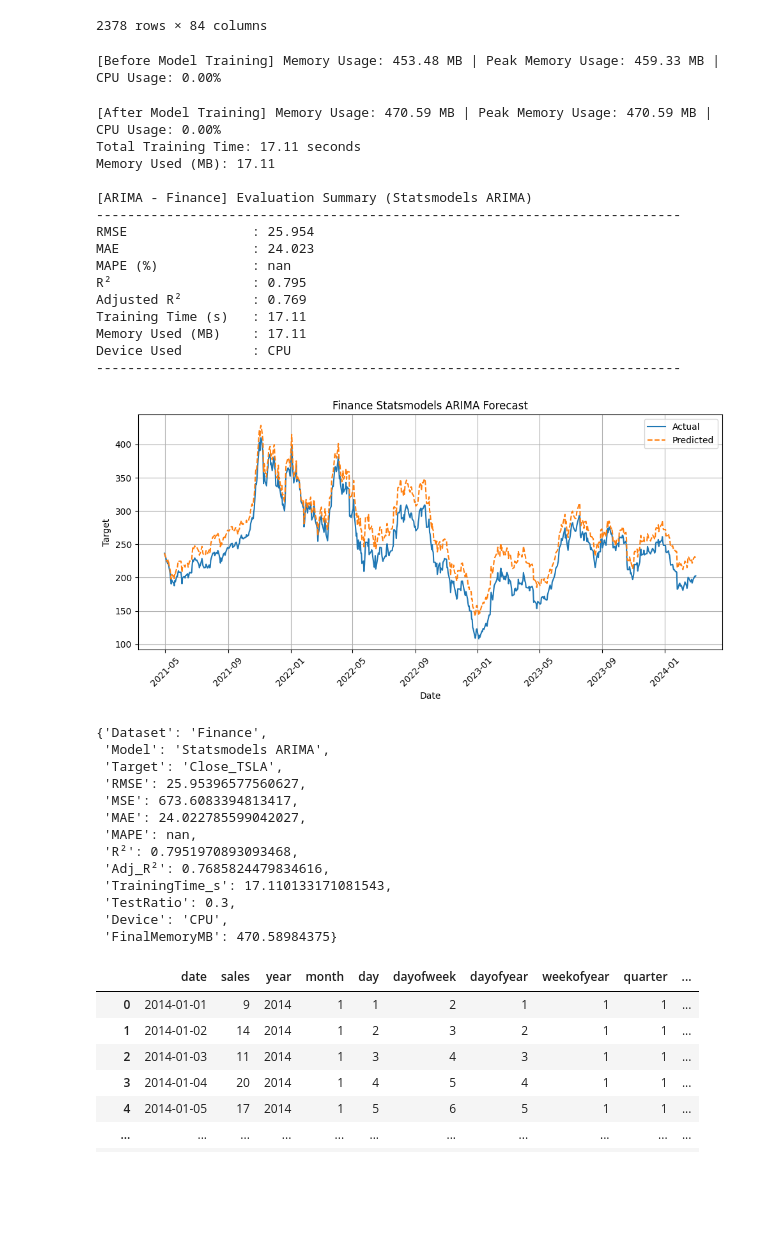
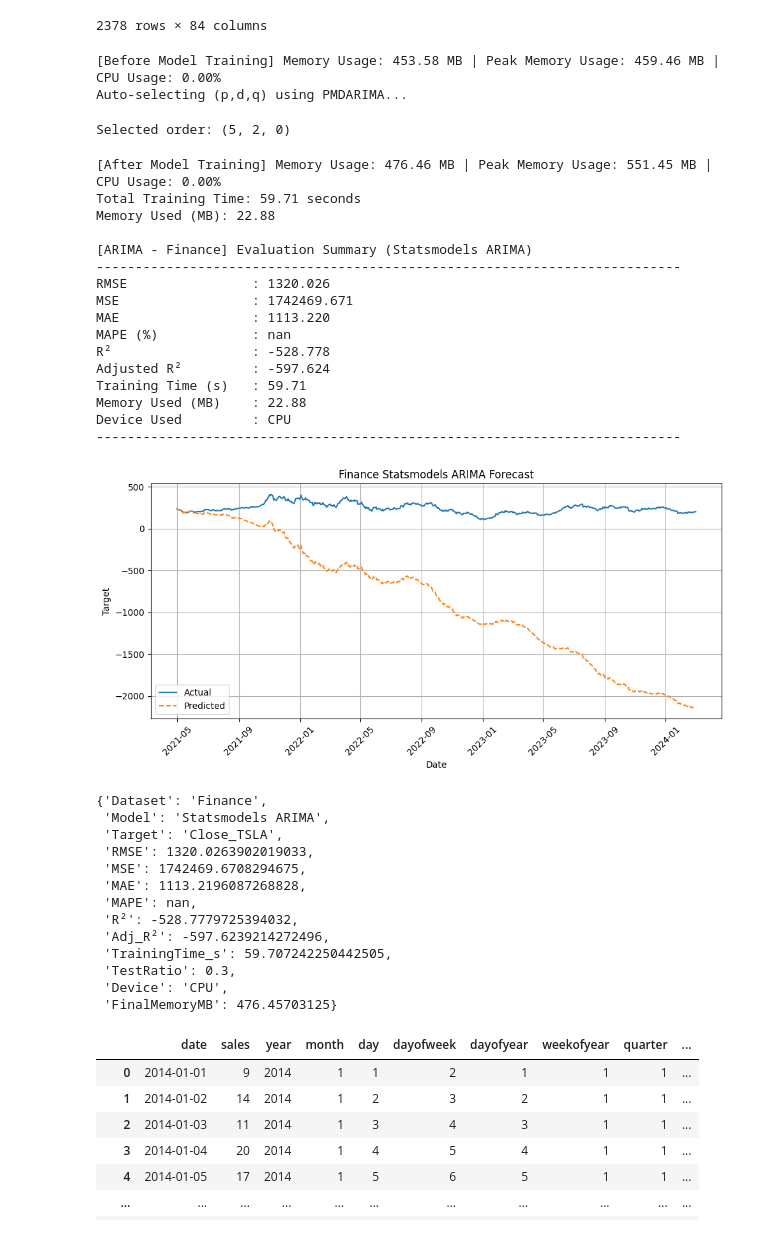
Before and after one commit to Cherry-808/DSS5104-ForecastDL, a Jupyter notebook: notebooks/ARIMA.ipynb, the cells around one changed output. Saved outputs shown, nothing was run; the diff lists cells and outputs as text; code cells hidden in the pictures; blank space fills up the shorter version.

```diff
--- a/notebooks/ARIMA.ipynb
+++ b/notebooks/ARIMA.ipynb
@@ -67,55 +67,58 @@ finance_data
 # %%
 # Run ARIMA Model on Finance Data
 
 # Define parameters for ARIMA model
 finance_data.name = "Finance"
 target = "Close_TSLA"  # Target variable to predict
 date_col = "Date"  # Column name for the date
 test_ratio = 0.3  # Proportion of data to use for testing
 engine = "statsmodels" # Engine to use for ARIMA model # or "pmdarima"
-order=(5, 1, 0)  # ARIMA order (p, d, q)
+order=None  # ARIMA order (p, d, q)
 
 finance_arima_results = run_arima_on_dataset(
     finance_data,
     target,
     date_col,
     test_ratio,
     engine,
     order
 )
 
 finance_arima_results
 # %% [output]
-[Before Model Training] Memory Usage: 453.48 MB | Peak Memory Usage: 459.33 MB | CPU Usage: 0.00%
+[Before Model Training] Memory Usage: 453.58 MB | Peak Memory Usage: 459.46 MB | CPU Usage: 0.00%
+Auto-selecting (p,d,q) using PMDARIMA...
-[After Model Training] Memory Usage: 470.59 MB | Peak Memory Usage: 470.59 MB | CPU Usage: 0.00%
-Total Training Time: 17.11 seconds
-Memory Used (MB): 17.11
-
-[ARIMA - Finance] Evaluation Summary (Statsmodels ARIMA)
----------------------------------------------------------------------------
-RMSE                : 25.954
-MAE                 : 24.023
-MAPE (%)            : nan
-R²                  : 0.795
-Adjusted R²         : 0.769
-Training Time (s)   : 17.11
-Memory Used (MB)    : 17.11
-Device Used         : CPU
----------------------------------------------------------------------------
+Selected order: (5, 2, 0)
+[After Model Training] Memory Usage: 476.46 MB | Peak Memory Usage: 551.45 MB | CPU Usage: 0.00%
+Total Training Time: 59.71 seconds
+Memory Used (MB): 22.88
+
+[ARIMA - Finance] Evaluation Summary (Statsmodels ARIMA)
+---------------------------------------------------------------------------
+RMSE                : 1320.026
+MSE                 : 1742469.671
+MAE                 : 1113.220
+MAPE (%)            : nan
+R²                  : -528.778
+Adjusted R²         : -597.624
+Training Time (s)   : 59.71
+Memory Used (MB)    : 22.88
+Device Used         : CPU
+---------------------------------------------------------------------------
-[figure, old version]
+[figure, new version]
-{'Dataset': 'Finance',
- 'Model': 'Statsmodels ARIMA',
- 'Target': 'Close_TSLA',
- 'RMSE': 25.95396577560627,
- 'MSE': 673.6083394813417,
- 'MAE': 24.022785599042027,
- 'MAPE': nan,
- 'R²': 0.7951970893093468,
- 'Adj_R²': 0.7685824479834616,
- 'TrainingTime_s': 17.110133171081543,
- 'TestRatio': 0.3,
- 'Device': 'CPU',
- 'FinalMemoryMB': 470.58984375}
+{'Dataset': 'Finance',
+ 'Model': 'Statsmodels ARIMA',
+ 'Target': 'Close_TSLA',
+ 'RMSE': 1320.0263902019033,
+ 'MSE': 1742469.6708294675,
+ 'MAE': 1113.2196087268828,
+ 'MAPE': nan,
+ 'R²': -528.7779725394032,
+ 'Adj_R²': -597.6239214272496,
+ 'TrainingTime_s': 59.707242250442505,
+ 'TestRatio': 0.3,
+ 'Device': 'CPU',
+ 'FinalMemoryMB': 476.45703125}
 # %%
 # load parquet data to pandas dataframe
 retail_data = pd.read_parquet('../data/dataset_retail/processed/data_with_lags_s1_i1.parquet')
```
Also changed, not shown: parts of 17 cells of this notebook, 3 other files.
